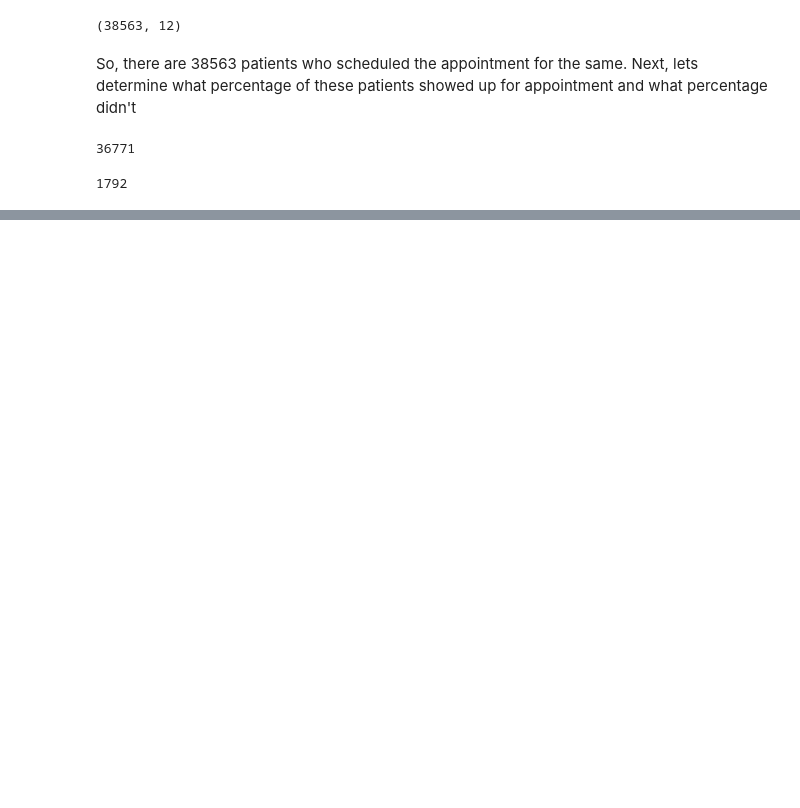
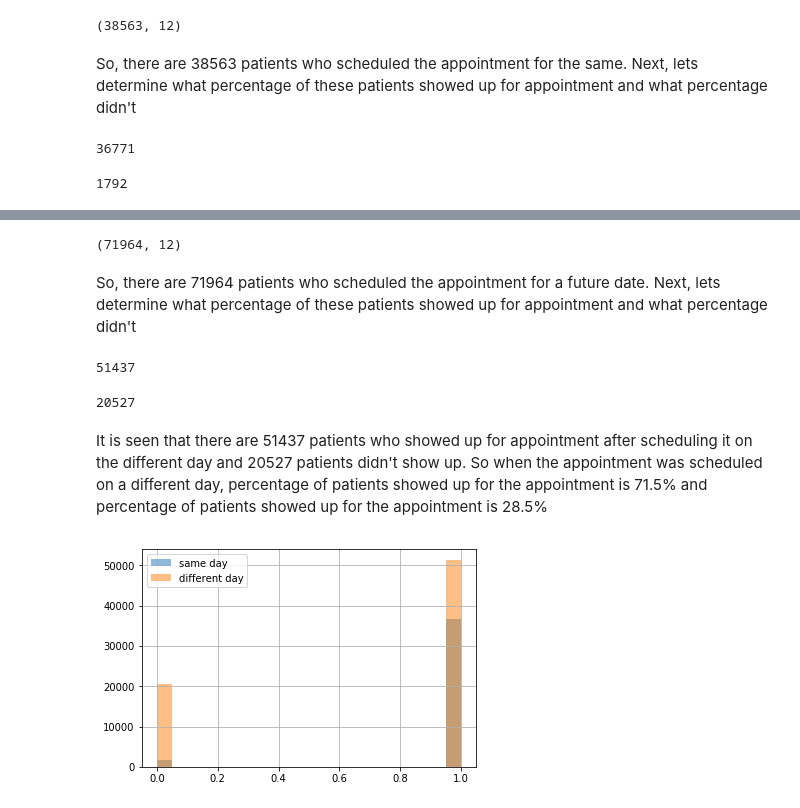
Before and after one commit to Kirthi-Raman/Appointment_NoShow, a Jupyter notebook: NoShow_Appointment.ipynb, the cells around one changed output, grey strips where cells are left out. Saved outputs shown, nothing was run; the diff lists cells and outputs as text; code cells hidden in the pictures; blank space fills up the shorter version.

Commit message:
EDA based on Scheduling Date

```diff
--- a/NoShow_Appointment.ipynb
+++ b/NoShow_Appointment.ipynb
@@ -315,0 +318,25 @@ It is seen that there are 36771 patients who showed up for appointment after sch
+# %%
+df_mismatch.shape
+# %% [output]
+(71964, 12)
+# %% [markdown]
+So, there are 71964 patients who scheduled the appointment for a future date. Next, lets determine what percentage of these patients showed up for appointment and what percentage didn't
+# %%
+# Determine the number of patients who showed up for appointment
+sum(df_mismatch['No-show']==1)
+# %% [output]
+51437
+# %%
+# Determine the number of patients who didn't show up for appointment
+sum(df_mismatch['No-show']==0)
+# %% [output]
+20527
+# %% [markdown]
+It is seen that there are 51437 patients who showed up for appointment after scheduling it on the different day and 20527 patients didn't show up. So when the appointment was scheduled on a different day, percentage of patients showed up for the appointment is 71.5% and percentage of patients showed up for the appointment is 28.5%
+# %%
+#plot the appointment distribution
+df_match['No-show'].hist(alpha = 0.5,bins = 20, label = 'same day')
+df_mismatch['No-show'].hist(alpha = 0.5,bins = 20, label = 'different day')
+plt.legend();
+# %% [output]
+[figure, added]
```
Also changed, not shown: parts of 2 cells of this notebook.
